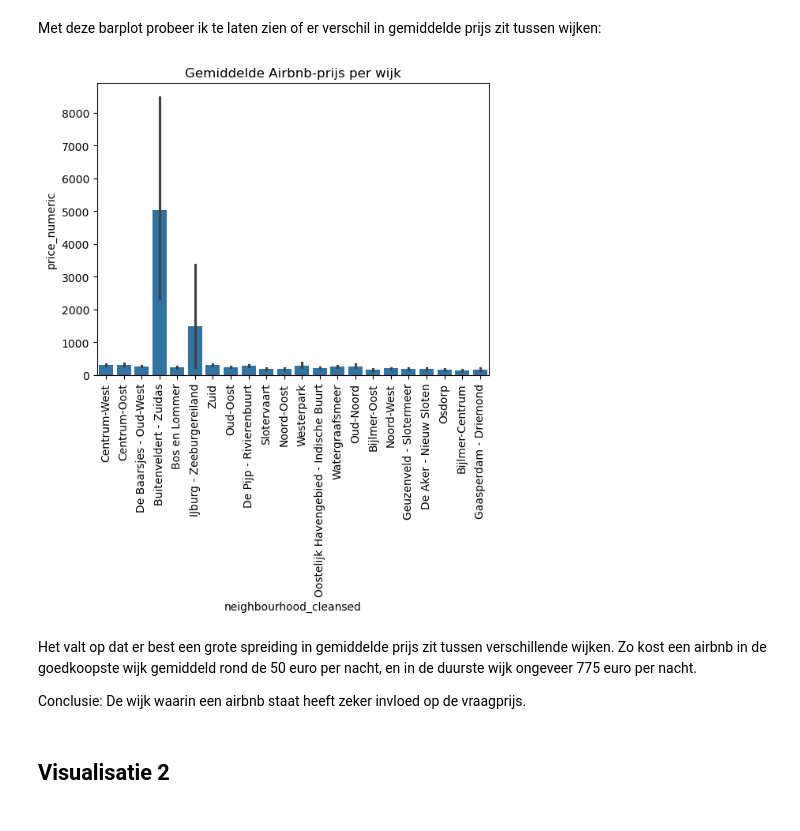
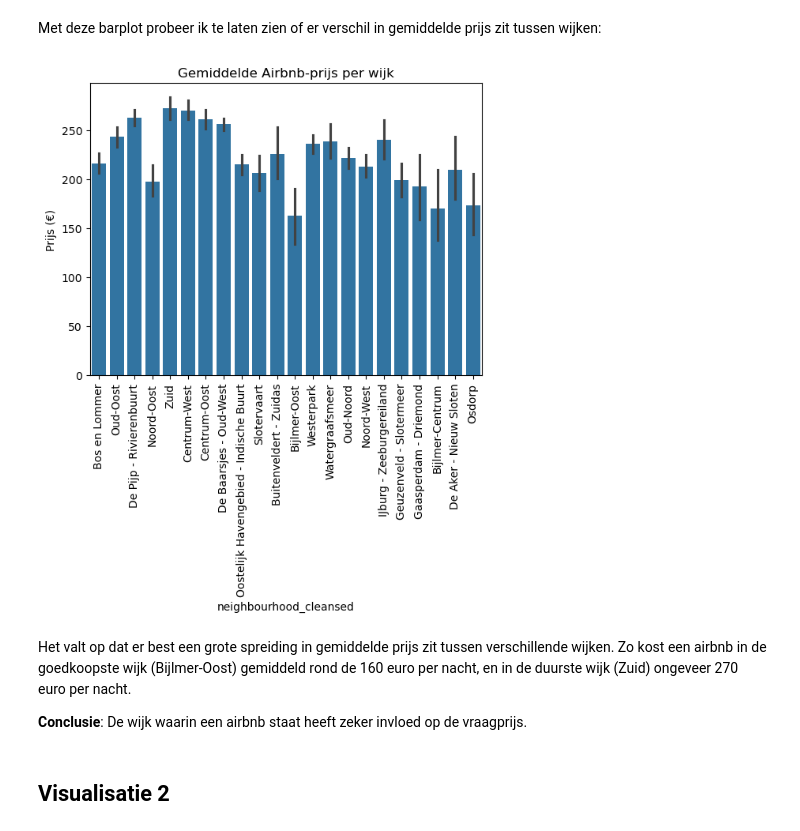
Before and after one commit to GitMathijs/S3_AI_lesmateriaal, a Jupyter notebook: Data/airbnb-opdracht.ipynb, the cells around one changed output. Saved outputs shown, nothing was run; the diff lists cells and outputs as text; code cells hidden in the pictures.

Commit message:
visualisaties

```diff
--- a/Data/airbnb-opdracht.ipynb
+++ b/Data/airbnb-opdracht.ipynb
@@ -214,16 +240,17 @@ Nu we de uitschieters verwijderd hebben kunnen de visualisaties gemaakt worden.
 # %% [markdown]
 Met deze barplot probeer ik te laten zien of er verschil in gemiddelde prijs zit tussen wijken:
 # %%
-ax = sns.barplot(x="neighbourhood_cleansed", y="price_numeric", data=airbnb)
+ax = sns.barplot(x="neighbourhood_cleansed", y="price_numeric", data=airbnb_clean)
 plt.xticks(rotation=90)
 plt.title("Gemiddelde Airbnb-prijs per wijk")
+plt.ylabel("Prijs (€)")
 plt.show()
 # %% [output]
-[figure, old version]
+[figure, new version]
 # %% [markdown]
-Het valt op dat er best een grote spreiding in gemiddelde prijs zit tussen verschillende wijken. Zo kost een airbnb in de goedkoopste wijk gemiddeld rond de 50 euro per nacht, en in de duurste wijk ongeveer 775 euro per nacht.
+Het valt op dat er best een grote spreiding in gemiddelde prijs zit tussen verschillende wijken. Zo kost een airbnb in de goedkoopste wijk (Bijlmer-Oost) gemiddeld rond de 160 euro per nacht, en in de duurste wijk (Zuid) ongeveer 270 euro per nacht.
 
-Conclusie: De wijk waarin een airbnb staat heeft zeker invloed op de vraagprijs.
+**Conclusie**: De wijk waarin een airbnb staat heeft zeker invloed op de vraagprijs.
 # %% [markdown]
 ## Visualisatie 2
 # %% [markdown]
```
Also changed, not shown: parts of 6 cells of this notebook.
